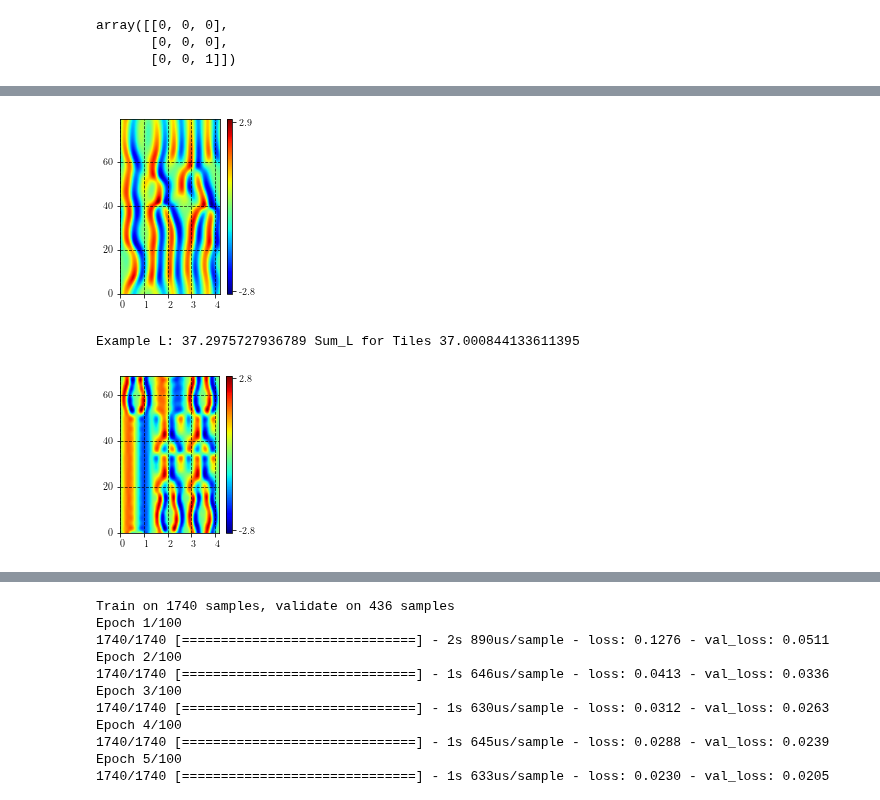
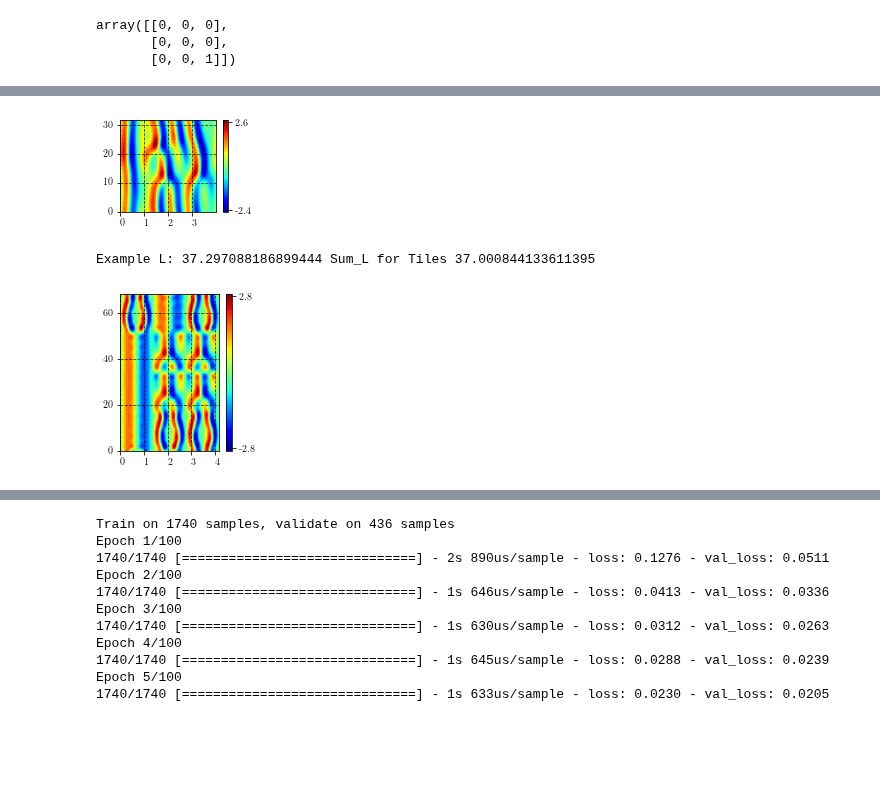
Before and after one commit to chaotic-systems/orbithunter, a Jupyter notebook: notebooks/orbit_cnn_demo.ipynb, the cells around one changed output, grey strips where cells are left out. Saved outputs shown, nothing was run; the diff lists cells and outputs as text; code cells hidden in the pictures; blank space fills up the shorter version.

```diff
--- a/notebooks/orbit_cnn_demo.ipynb
+++ b/notebooks/orbit_cnn_demo.ipynb
@@ -90,16 +103,16 @@ _ = plt.show()
 # %%
-example_orbit_ = read_h5('OrbitKS_L37p297_T79p783.h5', directory='../data/test_data/', data_format='orbithunter_old')
+example_orbit_ = read_h5('OrbitKS_T31p619_L35p379.h5', directory='../data/local/OrbitKS/')
 example_orbit_.plot()
 example_orbit_ = rediscretize(example_orbit_, new_shape=(32,32))
 # %% [output]
-[figure, old version]
+[figure, new version]
 # %%
 print('Example L:', example_orbit_.L, 'Sum_L for Tiles', td[0].L + td[1].L + td[2].L)
-guess_symbol_array = np.array([[2,0,2],[0,1,1],[0,1,1],[0,2,2]])
+guess_symbol_array = np.array([[0,1, ],[2,0,0],[2,0,0]])
 approximate_tiling = rediscretize(tile(guess_symbol_array, td, OrbitKS), new_shape=(32, 32))
 approximate_tiling.plot()
 # %% [output]
-Example L: 37.2975727936789 Sum_L for Tiles 37.000844133611395
+Example L: 37.297088186899444 Sum_L for Tiles 37.000844133611395
 [figure]
 # %%
 print(np.matrix(guess_symbol_array))
```
Also changed, not shown: parts of 7 cells of this notebook, 2 other files.
